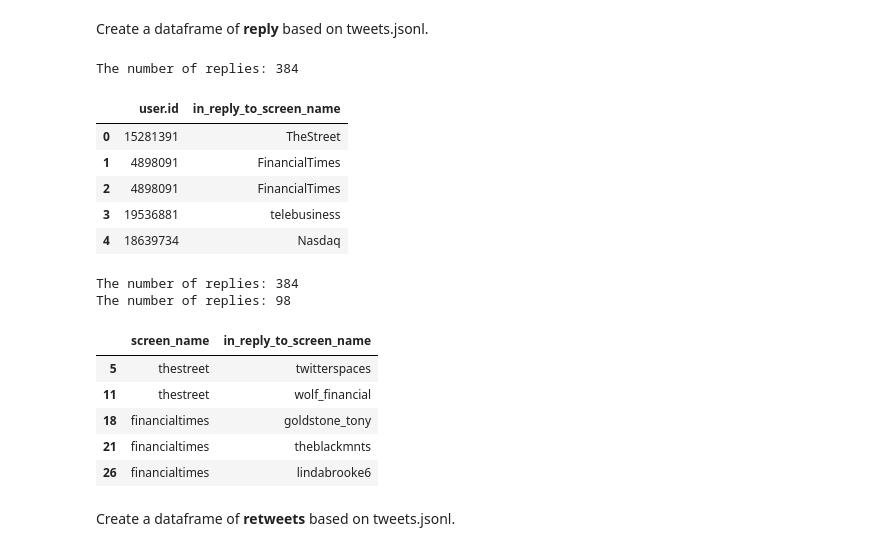
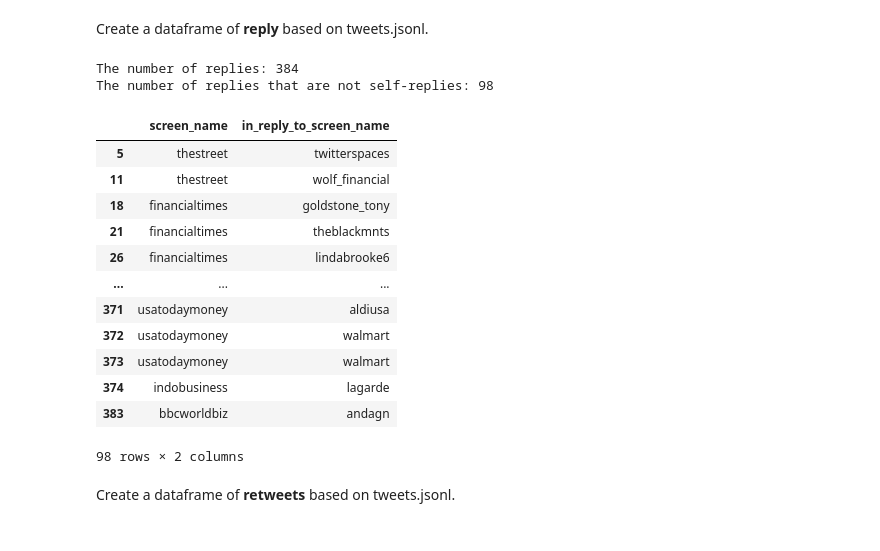
Before and after one commit to kbankowski/2022-11_data-academy, a Jupyter notebook: Level2/Group Projects/07_Network_Twitter/Project_Codes.ipynb, the cells around one changed output. Saved outputs shown, nothing was run; the diff lists cells and outputs as text; code cells hidden in the pictures.

Commit message:
Finalising the retweet network

```diff
--- a/Level2/Group Projects/07_Network_Twitter/Project_Codes.ipynb
+++ b/Level2/Group Projects/07_Network_Twitter/Project_Codes.ipynb
@@ -119,60 +119,57 @@ Create a dataframe of **reply** based on tweets.jsonl.
 # %%
 # Replace 'your_file.jsonl' with the path to your JSONL file
 file_path = Path("./business", "tweets.jsonl")
 field_name = 'in_reply_to_screen_name'
 
 json_objects = []
 
 with open(file_path, 'r') as file:
     for line in file:
         json_object = json.loads(line)
-        # read only retweets (i.e. in_reply_to_screen_name with non-missing values)
+        # read only reply (i.e. in_reply_to_screen_name with non-missing values)
         if not pd.isna(json_object.get(field_name)):
             json_objects.append(json_object)
 
 # Create a pandas DataFrame from the list of JSON objects
 df4 = json_normalize(json_objects)
 
 # Select relevant columns from the dataframe
 selected_columns = ['user.id', 'in_reply_to_screen_name']
 df4_selected = df4[selected_columns]
 
-# Report the size of retweet dataframe
+# Report the size of reply dataframe
 print("The number of replies: %d" % len(df4_selected))
 
-df4_selected.head(4)
+# Replace the user id by the name by merging the information
+df4_merged = df4_selected.merge(df2_selected_modi_sorted, left_on='user.id', right_on='id')
+df4_merged['in_reply_to_screen_name'] = df4_merged['in_reply_to_screen_name'].str.lower()
+
+# Since there are plenty of self-replies eliminate them
+df4_merged_unique = df4_merged[df4_merged['in_reply_to_screen_name'] != df4_merged['screen_name']]
+selected_columns = ['screen_name', 'in_reply_to_screen_name']
+print("The number of replies that are not self-replies: %d" % len(df4_merged_unique))
+
+# Select relevant columns
+# screen_name is an author of a tweet reply
+# in_reply_to_screen_name is a user to whom a reply is addressed
+df4_merged_unique = df4_merged_unique[selected_columns]
+df4_merged_unique.head(len(df4_merged_unique))
 # %% [output]
 The number of replies: 384
+The number of replies that are not self-replies: 98
-|  | user.id | in_reply_to_screen_name |
-| 0 | 15281391 | TheStreet |
-| 1 | 4898091 | FinancialTimes |
-| 2 | 4898091 | FinancialTimes |
-| 3 | 19536881 | telebusiness |
-| 4 | 18639734 | Nasdaq |
+|  | screen_name | in_reply_to_screen_name |
+| 5 | thestreet | twitterspaces |
+| 11 | thestreet | wolf_financial |
+| 18 | financialtimes | goldstone_tony |
+| 21 | financialtimes | theblackmnts |
+| 26 | financialtimes | lindabrooke6 |
+| ... | ... | ... |
+| 371 | usatodaymoney | aldiusa |
+| 372 | usatodaymoney | walmart |
+| 373 | usatodaymoney | walmart |
+| 374 | indobusiness | lagarde |
+| 383 | bbcworldbiz | andagn |
+98 rows × 2 columns
-# %%
-# Replace the user id by the name
-merged_df = df4_selected.merge(df2_selected_modi_sorted, left_on='user.id', right_on='id')
-
-print("The number of replies: %d" % len(merged_df))
-merged_df['in_reply_to_screen_name'] = merged_df['in_reply_to_screen_name'].str.lower()
-merged_df.head(384)
-
-different_values_bool = merged_df[merged_df['in_reply_to_screen_name'] != merged_df['screen_name']]
-print("The number of replies: %d" % len(different_values_bool))
-
-
-selected_columns = ['screen_name', 'in_reply_to_screen_name']
-different_values_bool = different_values_bool[selected_columns]
-different_values_bool.head()
-# %% [output]
-The number of replies: 384
-The number of replies: 98
-|  | screen_name | in_reply_to_screen_name |
-| 5 | thestreet | twitterspaces |
-| 11 | thestreet | wolf_financial |
-| 18 | financialtimes | goldstone_tony |
-| 21 | financialtimes | theblackmnts |
-| 26 | financialtimes | lindabrooke6 |
 # %% [markdown]
 Create a dataframe of **retweets** based on tweets.jsonl.
 # %% [markdown]
```
